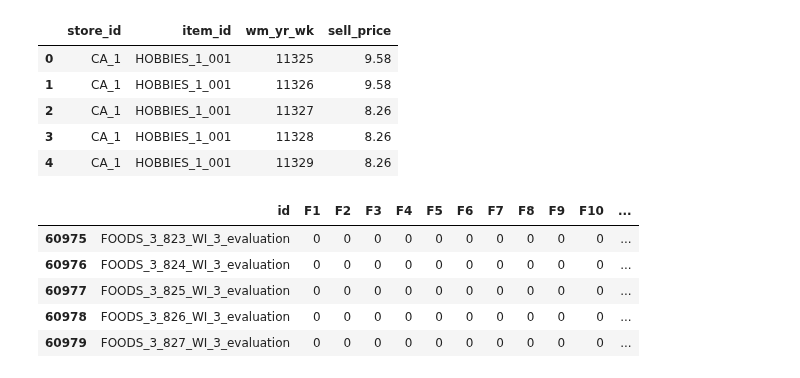
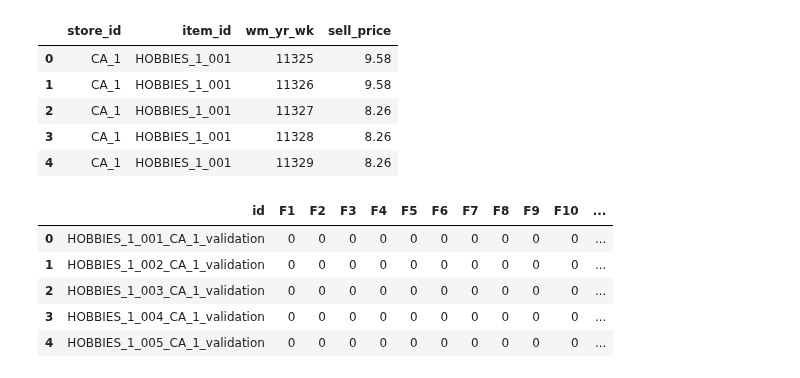
Before and after one commit to MitsuruFujiwara/M5-Forecasting-Accuracy, a Jupyter notebook: src/901_check_data.ipynb, the cells around one changed output. Cells and saved outputs as stored; diff of their text form; code cells hidden in the pictures.

```diff
--- a/src/901_check_data.ipynb
+++ b/src/901_check_data.ipynb
@@ -45,11 +45,11 @@ df_sell_prices.head()
 | 3 | CA_1 | HOBBIES_1_001 | 11328 | 8.26 |
 | 4 | CA_1 | HOBBIES_1_001 | 11329 | 8.26 |
 # %%
-df_sub.tail()
+df_sub.head()
 # %% [output]
 |  | id | F1 | F2 | F3 | F4 | F5 | F6 | F7 | F8 | F9 | F10 | ... |
-| 60975 | FOODS_3_823_WI_3_evaluation | 0 | 0 | 0 | 0 | 0 | 0 | 0 | 0 | 0 | 0 | ... |
-| 60976 | FOODS_3_824_WI_3_evaluation | 0 | 0 | 0 | 0 | 0 | 0 | 0 | 0 | 0 | 0 | ... |
-| 60977 | FOODS_3_825_WI_3_evaluation | 0 | 0 | 0 | 0 | 0 | 0 | 0 | 0 | 0 | 0 | ... |
-| 60978 | FOODS_3_826_WI_3_evaluation | 0 | 0 | 0 | 0 | 0 | 0 | 0 | 0 | 0 | 0 | ... |
-| 60979 | FOODS_3_827_WI_3_evaluation | 0 | 0 | 0 | 0 | 0 | 0 | 0 | 0 | 0 | 0 | ... |
+| 0 | HOBBIES_1_001_CA_1_validation | 0 | 0 | 0 | 0 | 0 | 0 | 0 | 0 | 0 | 0 | ... |
+| 1 | HOBBIES_1_002_CA_1_validation | 0 | 0 | 0 | 0 | 0 | 0 | 0 | 0 | 0 | 0 | ... |
+| 2 | HOBBIES_1_003_CA_1_validation | 0 | 0 | 0 | 0 | 0 | 0 | 0 | 0 | 0 | 0 | ... |
+| 3 | HOBBIES_1_004_CA_1_validation | 0 | 0 | 0 | 0 | 0 | 0 | 0 | 0 | 0 | 0 | ... |
+| 4 | HOBBIES_1_005_CA_1_validation | 0 | 0 | 0 | 0 | 0 | 0 | 0 | 0 | 0 | 0 | ... |
```
Also changed, not shown: parts of 2 cells of this notebook, 2 other files.
